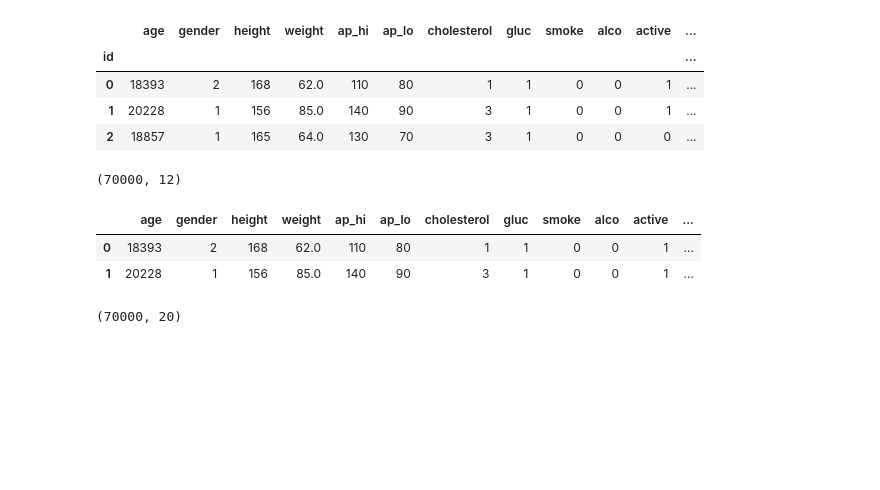
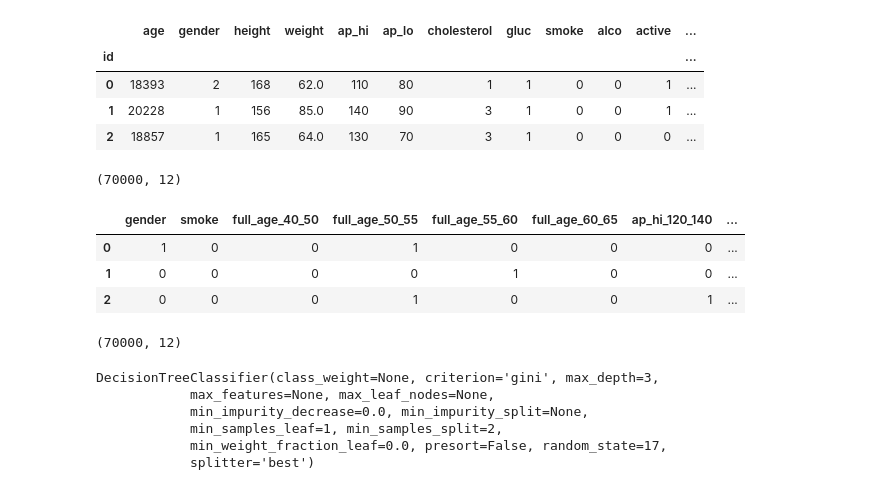
Before and after one commit to plyutik/mlcourse.ai, a Jupyter notebook: jupyter_english/assignments_fall2018/assignment3_decision_trees.ipynb, the cells around one changed output. Cells and saved outputs as stored; diff of their text form; code cells hidden in the pictures; blank space fills up the shorter version.

```diff
--- a/jupyter_english/assignments_fall2018/assignment3_decision_trees.ipynb
+++ b/jupyter_english/assignments_fall2018/assignment3_decision_trees.ipynb
@@ -130,7 +139,8 @@ There are 3 types of input features:
 All of the dataset values were collected at the moment of medical examination.
 # %%
 path = '/home/plat/Desktop/tasks/kaggle/mlcourse.ai/jupyter_english/assignments_fall2018/data/mlbootcamp5_train.csv'
-df = pd.read_csv(path, index_col='id', sep=';')
+path2 = '/home/plat/workspace/mlcourse.ai/jupyter_english/assignments_fall2018/data/mlbootcamp5_train.csv'
+df = pd.read_csv(path2, index_col='id', sep=';')
 # %%
 df.head()
 # %% [output]
@@ -343,7 +357,7 @@ Create a decision tree with the limitation `max_depth=3` and train it on the who
 - Age from 60 to 65 (years)
 # %%
 # Create the new feauture
-df_5_q = pd.read_csv(path, index_col='id', sep=';')
+df_5_q = pd.read_csv(path2, index_col='id', sep=';')
 df_5_q.head(3)
 # %% [output]
 |  | age | gender | height | weight | ap_hi | ap_lo | cholesterol | gluc | smoke | alco | active | ... |
@@ -373,13 +387,38 @@ df_5_q['full_age_60_65'] = [1 if (x >= 60) & (x < 65) else 0 for x in df_5_q['fu
 df_5_q['ap_hi_120_140'] = [1 if (x >= 120) & (x < 140) else 0 for x in df_5_q['ap_hi']]
 df_5_q['ap_hi_140_160'] = [1 if (x >= 140) & (x < 160) else 0 for x in df_5_q['ap_hi']]
 df_5_q['ap_hi_160_180'] = [1 if (x >= 160) & (x < 180) else 0 for x in df_5_q['ap_hi']]
+# %%
+df_5_q = pd.get_dummies(df_5_q, columns=['cholesterol'])
+df_5_q['gender'] = df_5_q['gender'].map({1: 0, 2: 1})
+Y = df_5_q['cardio']
+df_5_q = df_5_q.drop('age', axis=1)
+df_5_q = df_5_q.drop('height', axis=1)
+df_5_q = df_5_q.drop('weight', axis=1)
+df_5_q = df_5_q.drop('ap_hi', axis=1)
+df_5_q = df_5_q.drop('ap_lo', axis=1)
+df_5_q = df_5_q.drop('gluc', axis=1)
+df_5_q = df_5_q.drop('alco', axis=1)
+df_5_q = df_5_q.drop('active', axis=1)
+df_5_q = df_5_q.drop('cardio', axis=1)
+df_5_q = df_5_q.drop('full_age', axis=1)
 # %%
-df_5_q.head(2)
+df_5_q.head(3)
 # %% [output]
-|  | age | gender | height | weight | ap_hi | ap_lo | cholesterol | gluc | smoke | alco | active | ... |
-| 0 | 18393 | 2 | 168 | 62.0 | 110 | 80 | 1 | 1 | 0 | 0 | 1 | ... |
-| 1 | 20228 | 1 | 156 | 85.0 | 140 | 90 | 3 | 1 | 0 | 0 | 1 | ... |
+|  | gender | smoke | full_age_40_50 | full_age_50_55 | full_age_55_60 | full_age_60_65 | ap_hi_120_140 | ... |
+| 0 | 1 | 0 | 0 | 1 | 0 | 0 | 0 | ... |
+| 1 | 0 | 0 | 0 | 0 | 1 | 0 | 0 | ... |
+| 2 | 0 | 0 | 0 | 1 | 0 | 0 | 1 | ... |
 # %%
 df_5_q.shape
 # %% [output]
-(70000, 20)
+(70000, 12)
+# %%
+clf = DecisionTreeClassifier(max_depth=3, random_state=17)
+clf.fit(df_5_q, Y)
+# %% [output]
+DecisionTreeClassifier(class_weight=None, criterion='gini', max_depth=3,
+            max_features=None, max_leaf_nodes=None,
+            min_impurity_decrease=0.0, min_impurity_split=None,
+            min_samples_leaf=1, min_samples_split=2,
+            min_weight_fraction_leaf=0.0, presort=False, random_state=17,
+            splitter='best')
```
Also changed, not shown: parts of 17 cells of this notebook, 2 other files.
